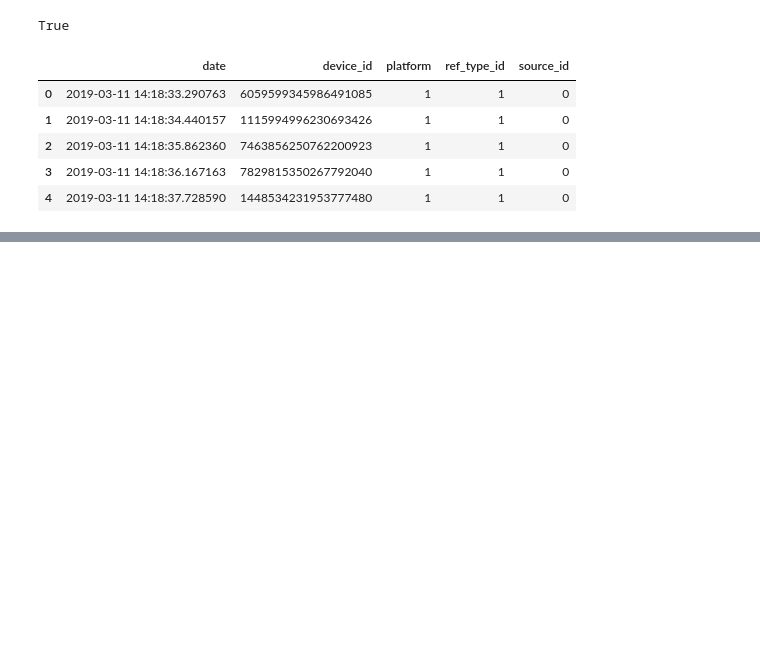
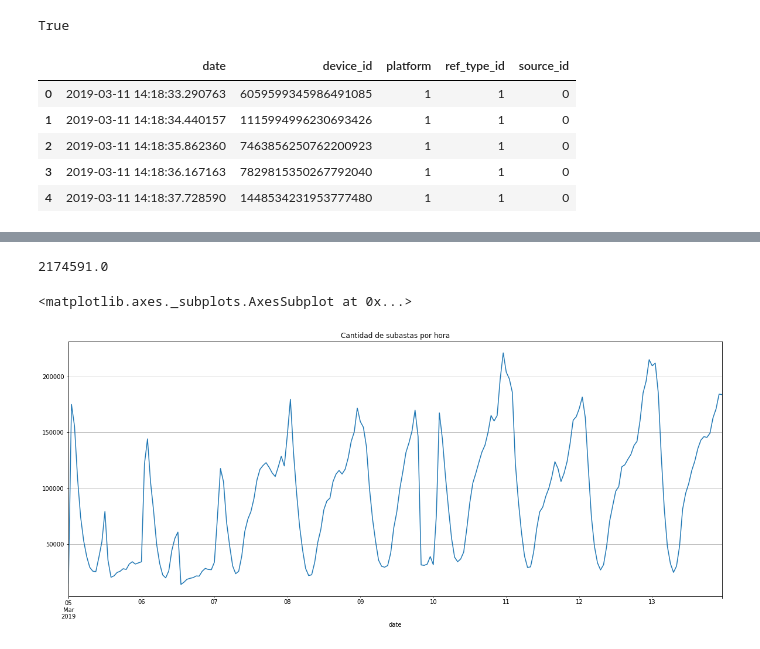
Before and after one commit to EugeniaFranchi/TP-Datos-2019, a Jupyter notebook: Auctions.ipynb, the cells around one changed output, grey strips where cells are left out. Drawn from its saved outputs; the diff is of its cells as text; code cells hidden in the pictures; blank space fills up the shorter version.

Commit message:
Análisis de Auctions.csv

```diff
--- a/Auctions.ipynb
+++ b/Auctions.ipynb
@@ -89,0 +114,6 @@ memory usage: 354.6 MB
+# %%
+types = {'platform': np.uint8, 'ref_type_id': np.uint8, 'source_id': np.uint8, 'device_id': np.uint64}
+auctions = pd.read_csv('data/auctions.csv.gzip', compression='gzip', low_memory=False, dtype=types,
+                       parse_dates=['date'], index_col=['date'],
+                       usecols=['date', 'platform', 'ref_type_id', 'source_id', 'device_id'])
+auctions.head()
@@ -89,0 +156,12 @@ memory usage: 354.6 MB
+# %%
+# Veamos cuántas subastas hay en promedio por día
+daily_auctions = auctions.resample('D').size()
+daily_auctions.mean()
+# %% [output]
+2174591.0
+# %%
+hourly_auctions = auctions.resample('H').size()
+hourly_auctions.plot(kind='line', figsize=(20, 8), title='Cantidad de subastas por hora', grid=True)
+# %% [output]
+<matplotlib.axes._subplots.AxesSubplot at 0x...>
+[figure, added]
```
Also changed, not shown: parts of 26 cells of this notebook.
